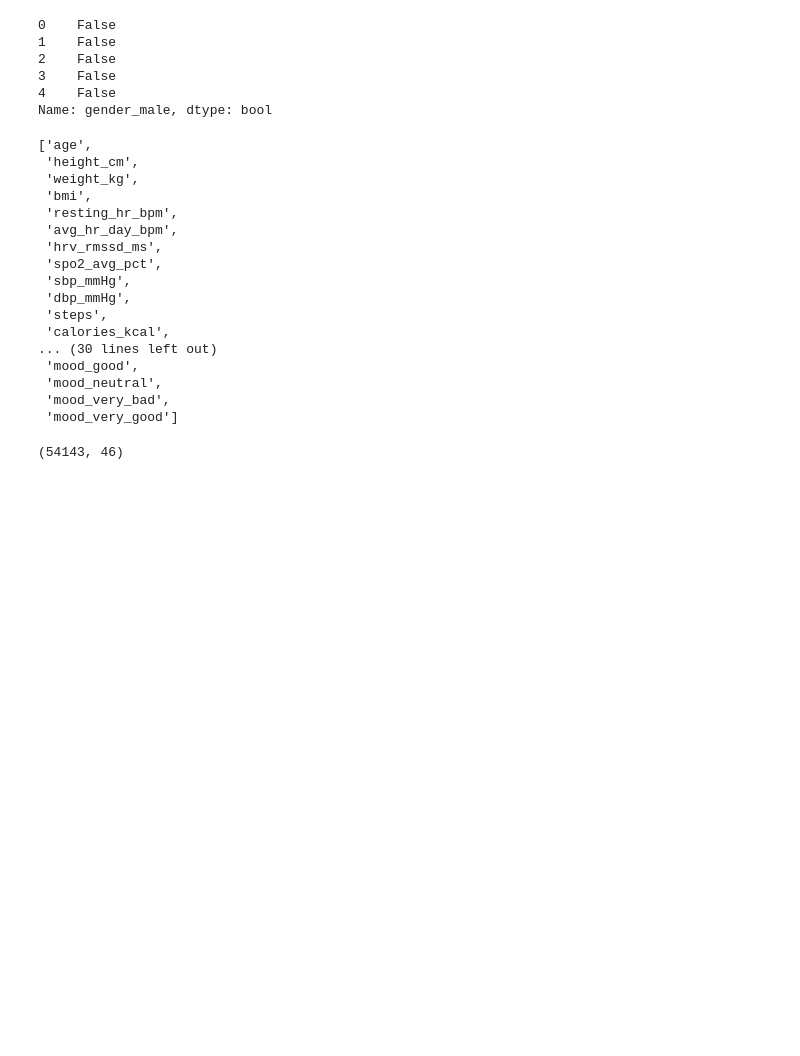
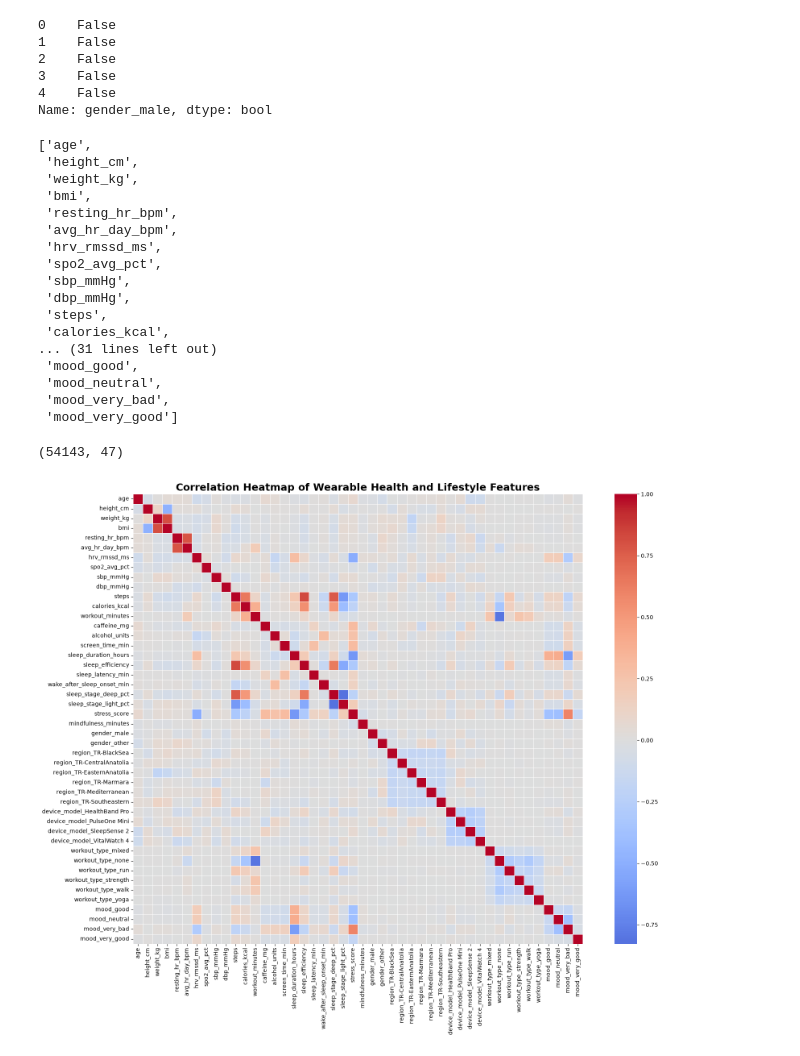
Before and after one commit to Silver2306/Wearable-Health-Devices, a Jupyter notebook: notebooks/03_preprocessing.ipynb, the cells around one changed output. Drawn from its saved outputs; the diff is of its cells as text; code cells hidden in the pictures; blank space fills up the shorter version.

Commit message:
correlation graphs

```diff
--- a/notebooks/03_preprocessing.ipynb
+++ b/notebooks/03_preprocessing.ipynb
@@ -57,7 +59,6 @@ df = df.drop(
     columns=[
         "user_id",
         "date",
-        "stress_score",
         "distance_km",
         "sleep_stage_rem_pct"
     ]
@@ -106,7 +107,7 @@ df.columns.tolist()
  'dbp_mmHg',
  'steps',
  'calories_kcal',
-... (30 lines left out)
+... (31 lines left out)
  'mood_good',
  'mood_neutral',
  'mood_very_bad',
@@ -114,9 +115,44 @@ df.columns.tolist()
 # %%
 df.shape
 # %% [output]
-(54143, 46)
+(54143, 47)
 # %%
 df.to_csv(
     "../data/processed/wearable_health_processed.csv",
     index=False
 )
+# %%
+# ==============================
+# CORRELATION HEATMAP
+# ==============================
+
+
+
+# Correlation matrix
+
+
+correlation_matrix = df.corr(numeric_only=True)
+
+# Plot heatmap
+plt.figure(figsize=(18,14))
+
+sns.heatmap(
+    correlation_matrix,
+    annot=False,
+    cmap="coolwarm",
+    center=0,
+    linewidths=0.4,
+    square=True
+)
+
+plt.title("Correlation Heatmap of Wearable Health and Lifestyle Features",
+          fontsize=18,
+          fontweight="bold")
+
+plt.xticks(rotation=90)
+plt.yticks(rotation=0)
+
+plt.tight_layout()
+plt.show()
+# %% [output]
+[figure, added]
```
Also changed, not shown: parts of 2 cells of this notebook, 6 other files.
